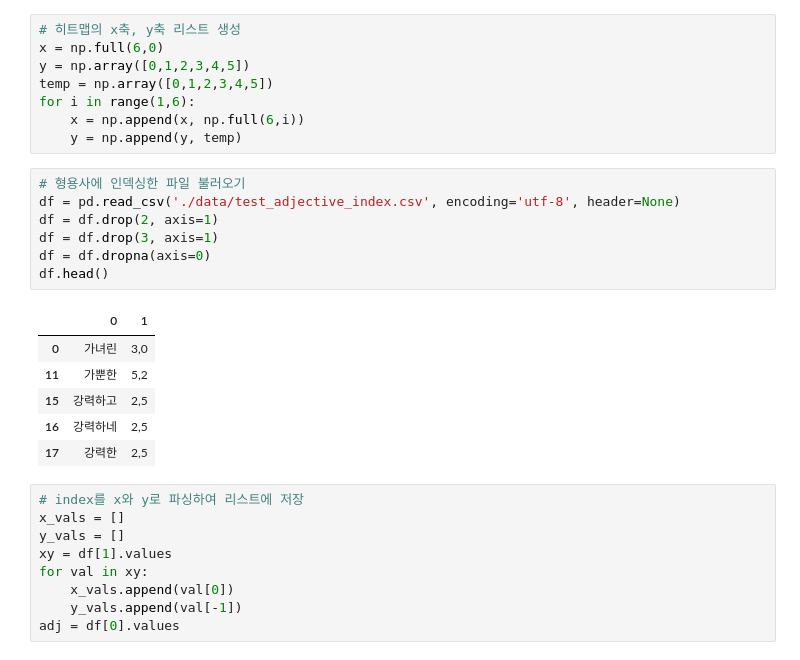
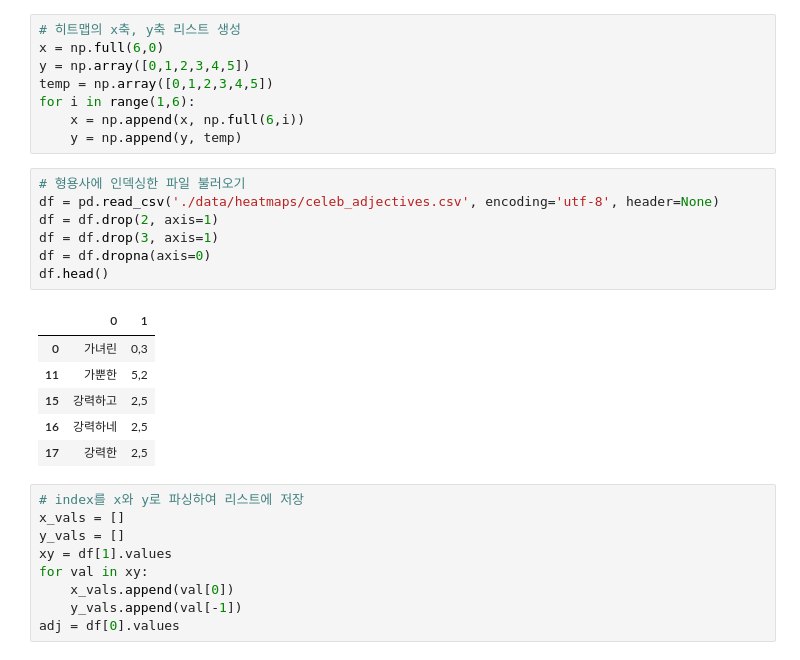
Before and after one commit to hayoiii/Data-Science, a Jupyter notebook: create_heatmaps.ipynb, the cells around one changed output. Drawn from its saved outputs; the diff is of its cells as text.

```diff
--- a/create_heatmaps.ipynb
+++ b/create_heatmaps.ipynb
@@ -13,14 +13,14 @@ for i in range(1,6):
     y = np.append(y, temp)
 # %%
 # 형용사에 인덱싱한 파일 불러오기
-df = pd.read_csv('./data/test_adjective_index.csv', encoding='utf-8', header=None)
+df = pd.read_csv('./data/heatmaps/celeb_adjectives.csv', encoding='utf-8', header=None)
 df = df.drop(2, axis=1)
 df = df.drop(3, axis=1)
 df = df.dropna(axis=0)
 df.head()
 # %% [output]
 |  | 0 | 1 |
-| 0 | 가녀린 | 3,0 |
+| 0 | 가녀린 | 0,3 |
 | 11 | 가뿐한 | 5,2 |
 | 15 | 강력하고 | 2,5 |
 | 16 | 강력하네 | 2,5 |
```
Also changed, not shown: parts of 4 cells of this notebook, 48 other files.
